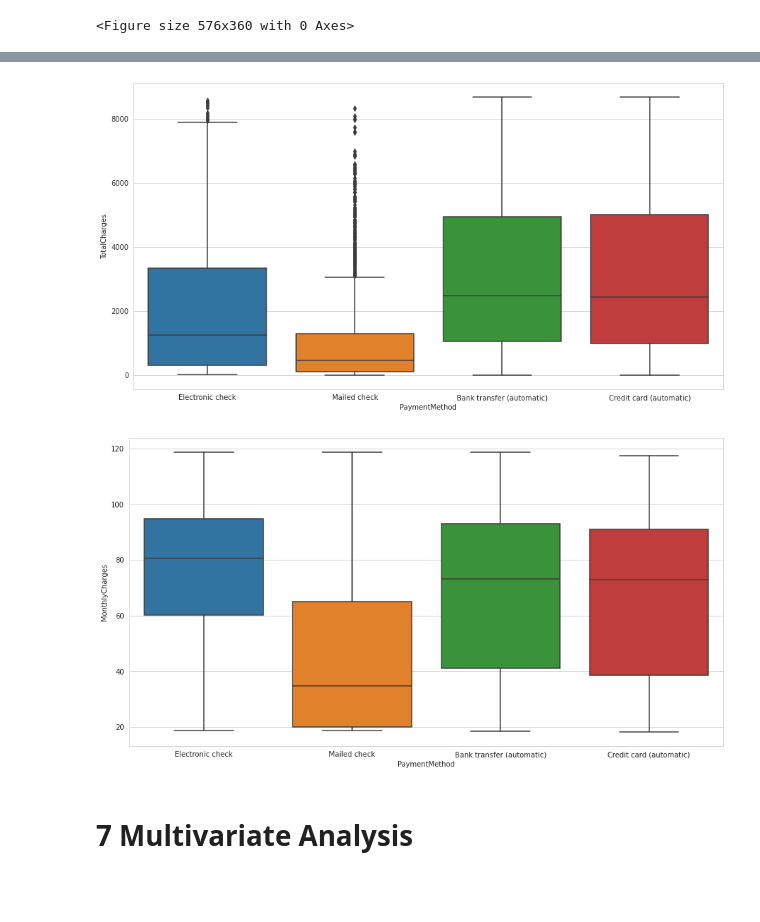
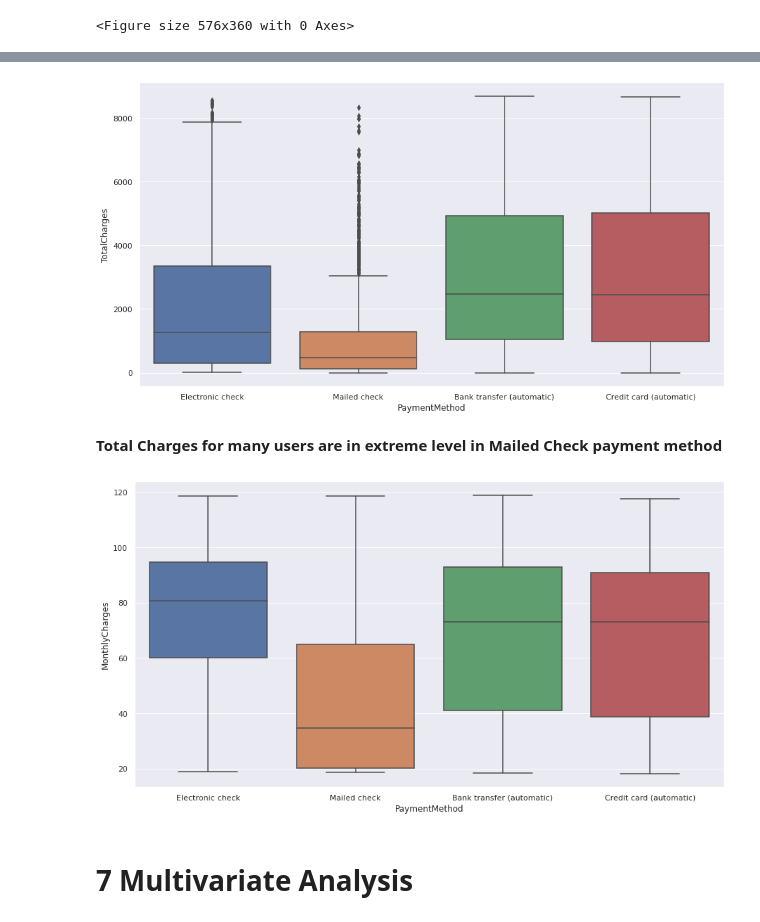
Before and after one commit to ahmedshahriar/Customer-Churn-Prediction, a Jupyter notebook: Telco-Customer-Churn-Prediction.ipynb, the cells around one changed output, grey strips where cells are left out. Drawn from its saved outputs; the diff is of its cells as text; code cells hidden in the pictures; blank space fills up the shorter version.

```diff
--- a/Telco-Customer-Churn-Prediction.ipynb
+++ b/Telco-Customer-Churn-Prediction.ipynb
@@ -163,12 +176,8 @@ import optuna
 from optuna.visualization import plot_optimization_history, plot_param_importances
 
 import multiprocessing
-import pickle
+import pickle, joblib
 from sklearn.metrics import matthews_corrcoef, roc_auc_score, precision_recall_curve, confusion_matrix, classification_report, roc_curve, auc
-
-# !pip install shap
-# import shap
-
 
 from sklearn.utils import resample
 from IPython.display import Markdown, display
@@ -180,7 +189,8 @@ def printmd(string):
 # shap.initjs()
 
 plt_params = {
-    'figure.facecolor': 'white',
+    # 'figure.facecolor': 'white',
+    'axes.facecolor' : 'white',
 
     ## to set size
     # 'legend.fontsize': 'x-large',
@@ -1732,15 +1765,18 @@ px.box(df_churn, x="Churn", y="tenure")
 # %%
 plt.figure(figsize=(15,8))
 ax = sns.boxplot(x="PaymentMethod", y="TotalCharges", data=df_churn)
 plt.show()
+
+printmd("**Total Charges for many users are in extreme level in Mailed Check payment method**")
 # %% [output]
-[figure, old version]
+[figure, new version]
+**Total Charges for many users are in extreme level in Mailed Check payment method**
 # %%
 plt.figure(figsize=(15,8))
 ax = sns.boxplot(x="PaymentMethod", y="MonthlyCharges", data=df_churn)
 plt.show()
 # %% [output]
-[figure, old version]
+[figure, new version]
 # %% [markdown]
 <a id='7'></a>
 # 7 Multivariate Analysis
```
Also changed, not shown: parts of 30 cells of this notebook.
